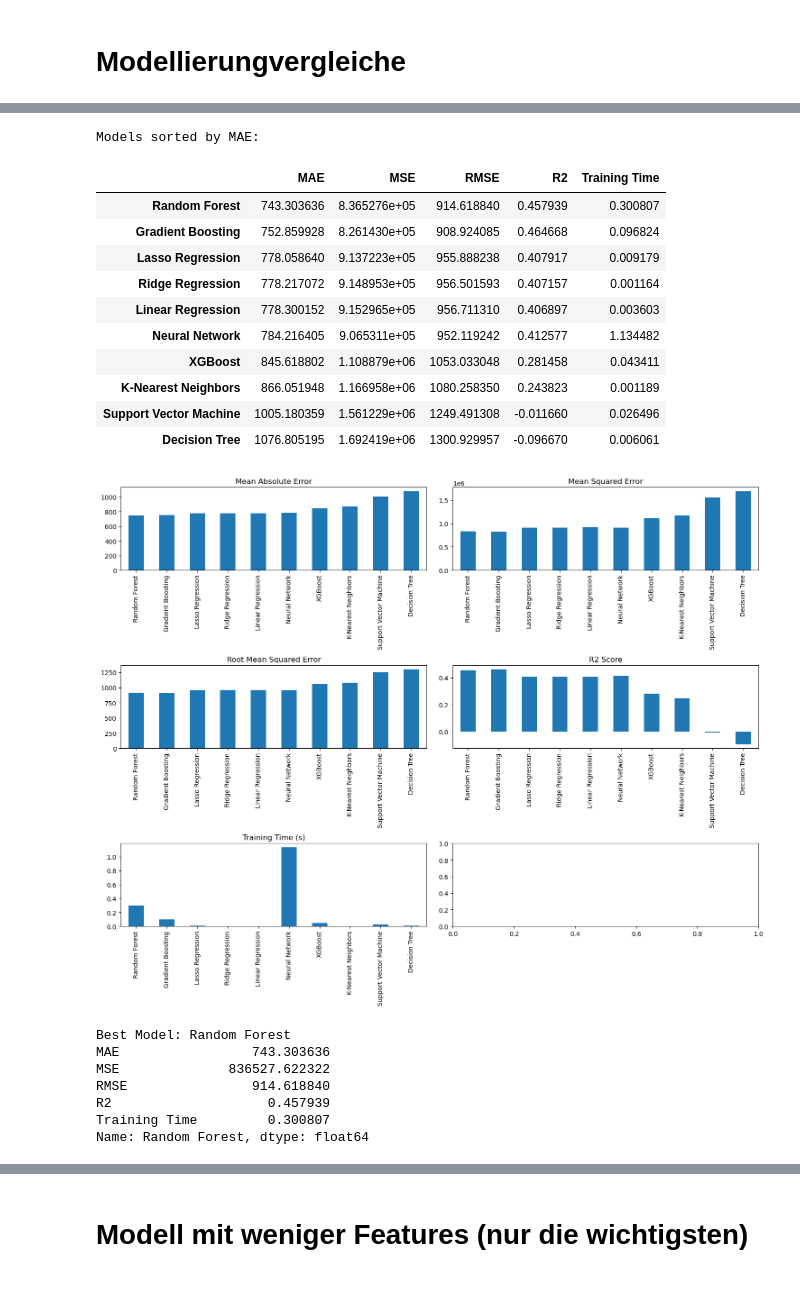
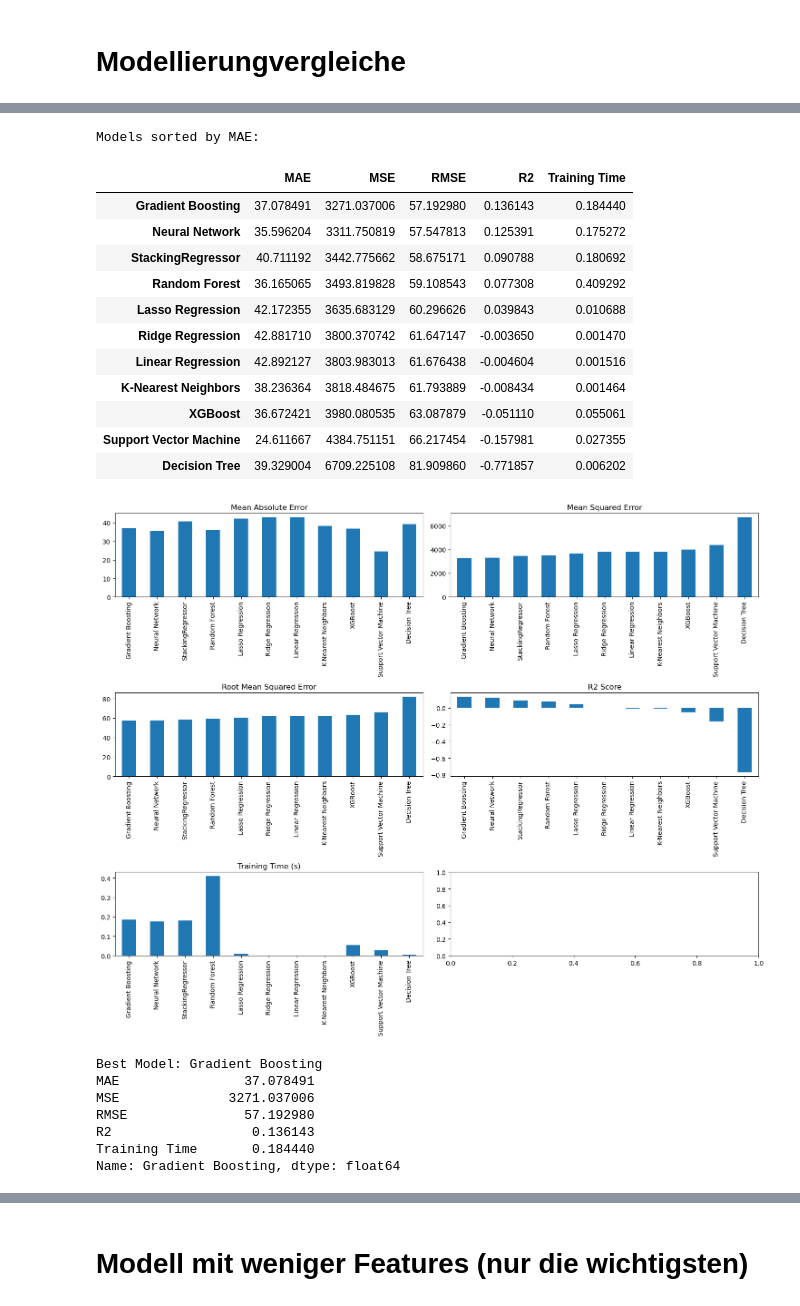
Before and after one commit to jasper-bk/Fallstudie_Model_Engineering_SoSe2024, a Jupyter notebook: notebooks/modeling/modeling.ipynb, the cells around one changed output, grey strips where cells are left out. Saved outputs shown, nothing was run; the diff lists cells and outputs as text; code cells hidden in the pictures.

```diff
--- a/notebooks/modeling/modeling.ipynb
+++ b/notebooks/modeling/modeling.ipynb
@@ -45,11 +45,11 @@ df
 # %%
 
 # List der Spalten, die nicht benutzt werden sollen, da sie u. a. zur Anwendungszeit nicht zur Verfügung stehen und daher auch nicht als Features genutzt werden können oder
-excluded_columns = ["sby_need", "dafted", "n_sick", "calls", "call_stress", "sby_used_percent", "calls_per_duty", "date", "calls_ma_7", "n_sick_ma_7", "unix_ts_date"]
+excluded_columns = ["sby_need", "dafted", "n_sick", "calls", "call_stress", "sby_used_percent", "calls_per_duty", "date", "calls_ma_7", "n_sick_ma_7", "calls_ma_14", "n_sick_ma_14", "calls_ma_21", "n_sick_ma_21", "unix_ts_date"]
 
 usable_columns = list(set(df.columns) - set(excluded_columns))
 
-target_column = 'calls'
+target_column = 'sby_need'
 
 print(usable_columns)
 # %% [output]
@@ -67,9 +67,14 @@ X_train, X_test, y_train, y_test = train_test_split(X, y, test_size=0.2, random_
 # %% [markdown]
 # Modellierungvergleiche
 # %%
-
 # Initialize models
 models = {
+    'StackingRegressor' : StackingRegressor(estimators=[
+            ('lr', LinearRegression()),
+            ('dt', DecisionTreeRegressor()),
+            ('svr', SVR())
+        ],
+    final_estimator=Ridge()),
     'Linear Regression': LinearRegression(),
     'Decision Tree': DecisionTreeRegressor(random_state=42),
     'Random Forest': RandomForestRegressor(random_state=42),
@@ -111,36 +117,37 @@ XGBoost - MAE: 845.6188024215368, MSE: 1108878.5991917937, RMSE: 1053.0330475307
 # %%
 # Convert results to a DataFrame for easier comparison
 results_df = pd.DataFrame(results).T
 
 # Sort the models by MAE (you can change the metric to sort by other scores)
-results_df_sorted = results_df.sort_values(by='MAE')
+results_df_sorted = results_df.sort_values(by='R2', ascending=False)
 
 print("Models sorted by MAE:")
 display(results_df_sorted)
 
 # Visualize the results
 fig, axes = plt.subplots(3, 2, figsize=(15, 12))
 results_df_sorted['MAE'].plot(kind='bar', ax=axes[0, 0], title='Mean Absolute Error')
 results_df_sorted['MSE'].plot(kind='bar', ax=axes[0, 1], title='Mean Squared Error')
 results_df_sorted['RMSE'].plot(kind='bar', ax=axes[1, 0], title='Root Mean Squared Error')
 results_df_sorted['R2'].plot(kind='bar', ax=axes[1, 1], title='R2 Score')
 results_df_sorted['Training Time'].plot(kind='bar', ax=axes[2, 0], title='Training Time (s)')
 plt.tight_layout()
 plt.show()
 # %% [output]
 Models sorted by MAE:
 |  | MAE | MSE | RMSE | R2 | Training Time |
-| Random Forest | 743.303636 | 8.365276e+05 | 914.618840 | 0.457939 | 0.300807 |
-| Gradient Boosting | 752.859928 | 8.261430e+05 | 908.924085 | 0.464668 | 0.096824 |
-| Lasso Regression | 778.058640 | 9.137223e+05 | 955.888238 | 0.407917 | 0.009179 |
-| Ridge Regression | 778.217072 | 9.148953e+05 | 956.501593 | 0.407157 | 0.001164 |
-| Linear Regression | 778.300152 | 9.152965e+05 | 956.711310 | 0.406897 | 0.003603 |
-| Neural Network | 784.216405 | 9.065311e+05 | 952.119242 | 0.412577 | 1.134482 |
-| XGBoost | 845.618802 | 1.108879e+06 | 1053.033048 | 0.281458 | 0.043411 |
-| K-Nearest Neighbors | 866.051948 | 1.166958e+06 | 1080.258350 | 0.243823 | 0.001189 |
-| Support Vector Machine | 1005.180359 | 1.561229e+06 | 1249.491308 | -0.011660 | 0.026496 |
-| Decision Tree | 1076.805195 | 1.692419e+06 | 1300.929957 | -0.096670 | 0.006061 |
+| Gradient Boosting | 37.078491 | 3271.037006 | 57.192980 | 0.136143 | 0.184440 |
+| Neural Network | 35.596204 | 3311.750819 | 57.547813 | 0.125391 | 0.175272 |
+| StackingRegressor | 40.711192 | 3442.775662 | 58.675171 | 0.090788 | 0.180692 |
+| Random Forest | 36.165065 | 3493.819828 | 59.108543 | 0.077308 | 0.409292 |
+| Lasso Regression | 42.172355 | 3635.683129 | 60.296626 | 0.039843 | 0.010688 |
+| Ridge Regression | 42.881710 | 3800.370742 | 61.647147 | -0.003650 | 0.001470 |
+| Linear Regression | 42.892127 | 3803.983013 | 61.676438 | -0.004604 | 0.001516 |
+| K-Nearest Neighbors | 38.236364 | 3818.484675 | 61.793889 | -0.008434 | 0.001464 |
+| XGBoost | 36.672421 | 3980.080535 | 63.087879 | -0.051110 | 0.055061 |
+| Support Vector Machine | 24.611667 | 4384.751151 | 66.217454 | -0.157981 | 0.027355 |
+| Decision Tree | 39.329004 | 6709.225108 | 81.909860 | -0.771857 | 0.006202 |
-[figure, old version]
+[figure, new version]
 # %%
 # Select the best model based on MAE
 best_model_name = results_df_sorted.index[0]
@@ -149,13 +156,13 @@ best_model_results = results_df_sorted.loc[best_model_name]
 print(f'Best Model: {best_model_name}')
 print(best_model_results)
 # %% [output]
-Best Model: Random Forest
-MAE                 743.303636
-MSE              836527.622322
-RMSE                914.618840
-R2                    0.457939
-Training Time         0.300807
-Name: Random Forest, dtype: float64
+Best Model: Gradient Boosting
+MAE                37.078491
+MSE              3271.037006
+RMSE               57.192980
+R2                  0.136143
+Training Time       0.184440
+Name: Gradient Boosting, dtype: float64
 # %%
 # If further fine-tuning is needed, you can perform hyperparameter tuning on the best model
 if best_model_name == 'Random Forest':
```
Also changed, not shown: parts of 6 cells of this notebook, 3 other files.
